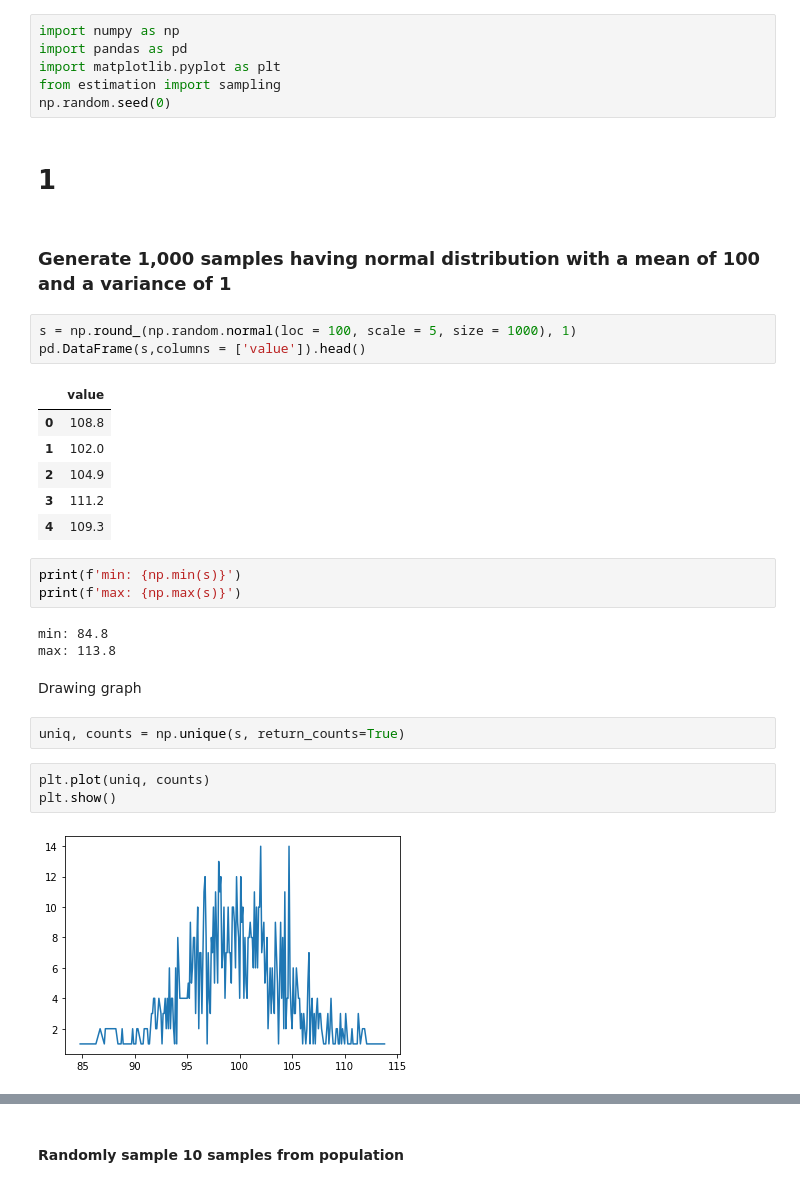
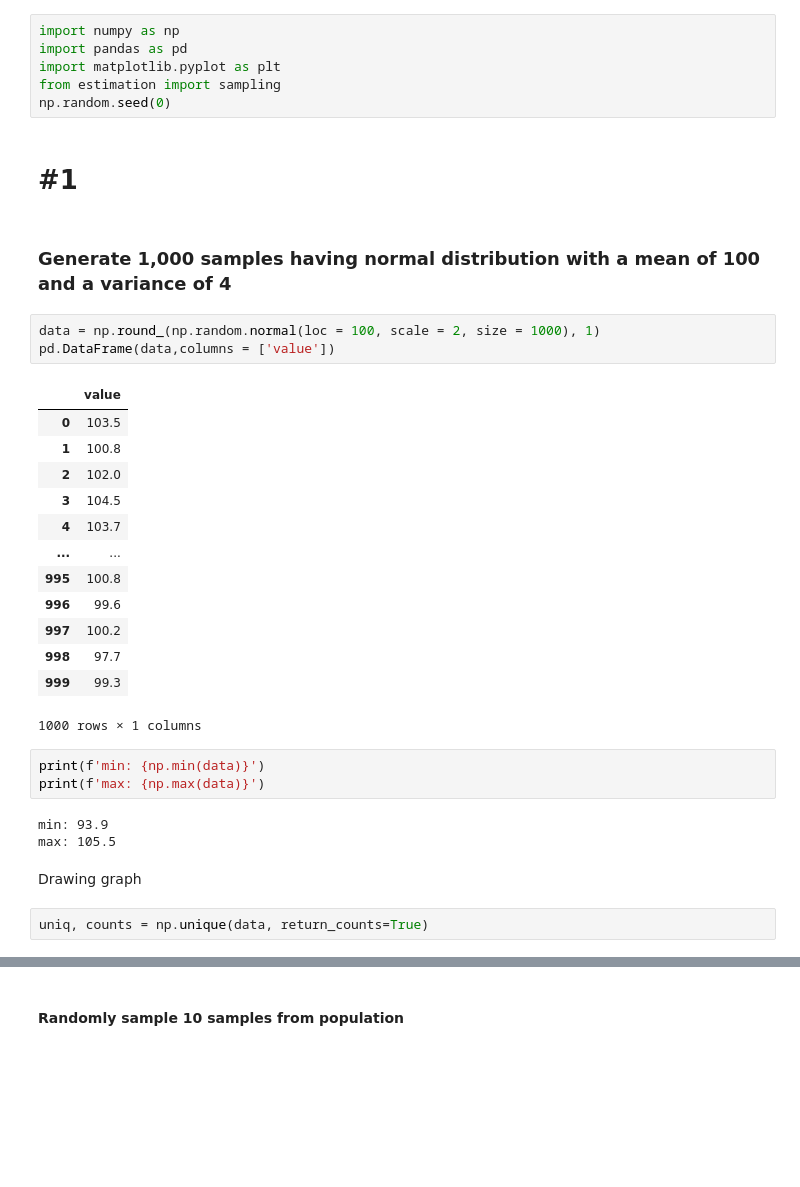
Before and after one commit to 70825/Probability-Statistics, a Jupyter notebook: Project.ipynb, the cells around one changed output, grey strips where cells are left out. Drawn from its saved outputs; the diff is of its cells as text; blank space fills up the shorter version.

```diff
--- a/Project.ipynb
+++ b/Project.ipynb
@@ -5,31 +5,33 @@ import matplotlib.pyplot as plt
 from estimation import sampling
 np.random.seed(0)
 # %% [markdown]
-# 1
+# #1
 # %% [markdown]
-### Generate 1,000 samples having normal distribution with a mean of 100 and a variance of 1
+### Generate 1,000 samples having normal distribution with a mean of 100 and a variance of 4
 # %%
-s = np.round_(np.random.normal(loc = 100, scale = 5, size = 1000), 1)
-pd.DataFrame(s,columns = ['value']).head()
+data = np.round_(np.random.normal(loc = 100, scale = 2, size = 1000), 1)
+pd.DataFrame(data,columns = ['value'])
 # %% [output]
 |  | value |
-| 0 | 108.8 |
-| 1 | 102.0 |
-| 2 | 104.9 |
-| 3 | 111.2 |
-| 4 | 109.3 |
+| 0 | 103.5 |
+| 1 | 100.8 |
+| 2 | 102.0 |
+| 3 | 104.5 |
+| 4 | 103.7 |
+| ... | ... |
+| 995 | 100.8 |
+| 996 | 99.6 |
+| 997 | 100.2 |
+| 998 | 97.7 |
+| 999 | 99.3 |
+1000 rows × 1 columns
 # %%
-print(f'min: {np.min(s)}')
-print(f'max: {np.max(s)}')
+print(f'min: {np.min(data)}')
+print(f'max: {np.max(data)}')
 # %% [output]
-min: 84.8
-max: 113.8
+min: 93.9
+max: 105.5
 # %% [markdown]
 Drawing graph
 # %%
-uniq, counts = np.unique(s, return_counts=True)
+uniq, counts = np.unique(data, return_counts=True)
-# %%
-plt.plot(uniq, counts)
-plt.show()
-# %% [output]
-[figure, removed]
```
Also changed, not shown: parts of 19 cells of this notebook, 1 other file.
